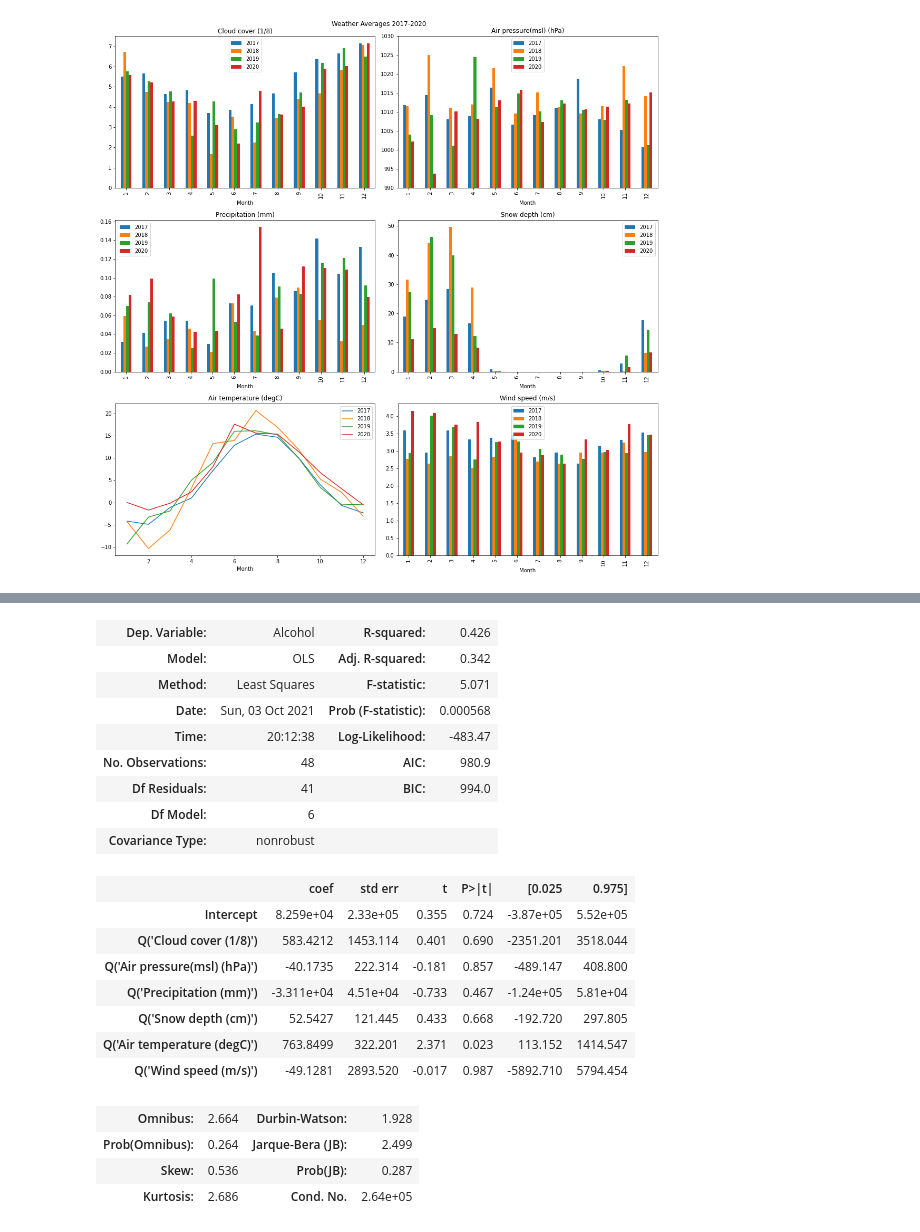
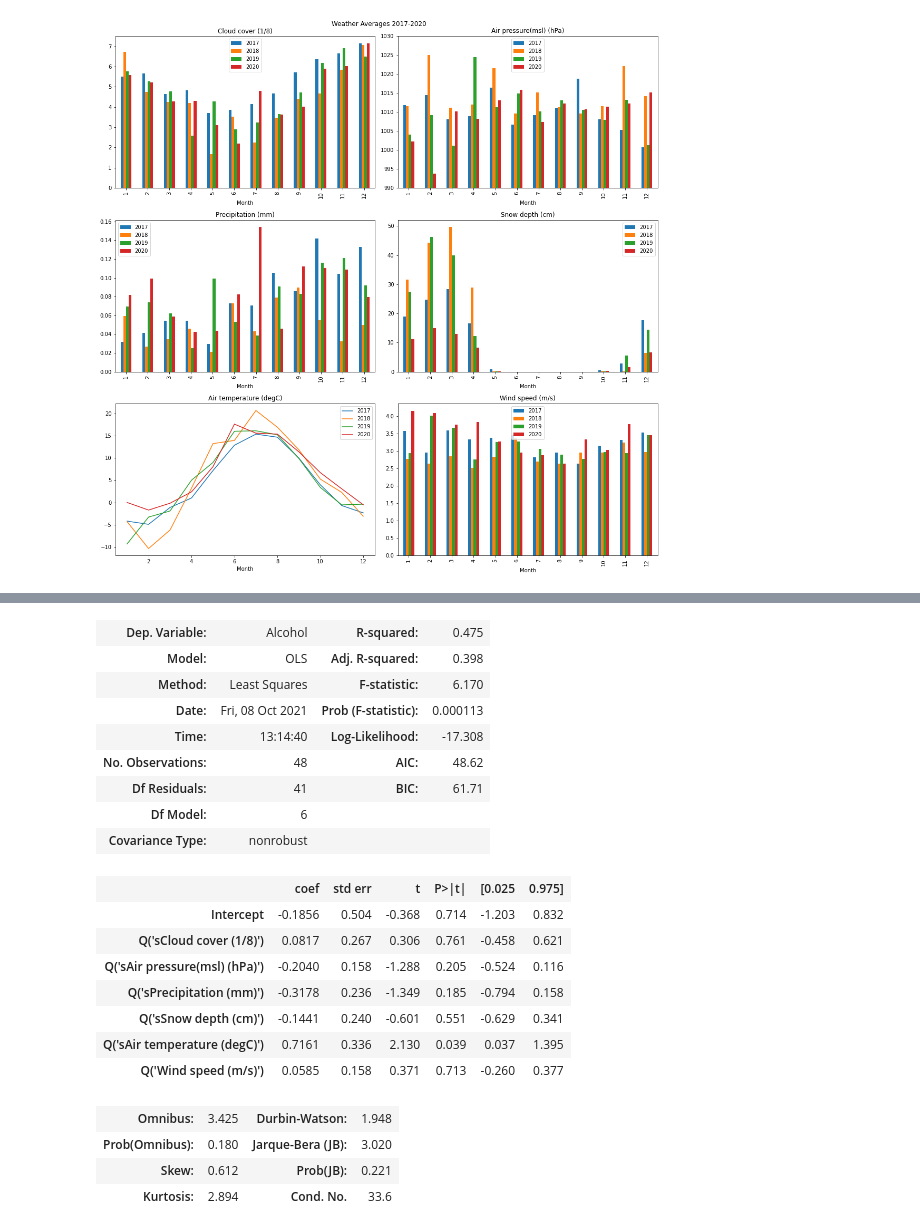
Before and after one commit to DataScience-MiniProjects/IDS-MiniProject, a Jupyter notebook: project-notebook.ipynb, the cells around one changed output, grey strips where cells are left out. Saved outputs shown, nothing was run; the diff lists cells and outputs as text; code cells hidden in the pictures.

```diff
--- a/project-notebook.ipynb
+++ b/project-notebook.ipynb
@@ -378,0 +342,15 @@ plt.show()
+# %%
+# Rescale alcohol data
+alcs = ["Beer", "Wine", "Strong Wine", "Spirits", "Total"]
+
+for a in alcs:
+  alc_data2017['s'+a] =  rescale(alc_data2017[a])
+  alc_data2018['s'+a] =  rescale(alc_data2018[a])
+  alc_data2019['s'+a] =  rescale(alc_data2019[a])
+  alc_data2020['s'+a] =  rescale(alc_data2020[a])
+
+print(alc_data2017)
+# Describe rescaled data
+#print("\nRescaled data:")
+#for month in months:
+#  print(alc_data2017["s"+month+"2017"].describe())
@@ -379,16 +396,24 @@ plt.show()
 # %%
 def process_data_for_lr():
-    alc_total2020 = alc_data2020.sum()
-    alc_total2019 = alc_data2019.sum()
-    alc_total2018 = alc_data2018.sum()
-    alc_total2017 = alc_data2017.sum()
+    alc_total2020 = alc_data2020["sTotal"]
+    alc_total2019 = alc_data2019["sTotal"]
+    alc_total2018 = alc_data2018["sTotal"]
+    alc_total2017 = alc_data2017["sTotal"]
     y = alc_total2017.append([alc_total2018, alc_total2019, alc_total2020], ignore_index=True).astype(float)
 
     # Combine weather data. Sunshine duration is excluded.
-    w_total2020 = (weatherdata_HEL_2020.drop("Sunshine duration (s/min)", axis=1).astype(float) + weatherdata_JYV_2020.drop("Sunshine duration (s/min)", axis=1).astype(float) + weatherdata_OULU_2020.astype(float)) / 3
-    w_total2019 = (weatherdata_HEL_2019.drop("Sunshine duration (s/min)", axis=1).astype(float) + weatherdata_JYV_2019.drop("Sunshine duration (s/min)", axis=1).astype(float) + weatherdata_OULU_2019.astype(float)) / 3
-    w_total2018 = (weatherdata_HEL_2018.drop("Sunshine duration (s/min)", axis=1).astype(float) + weatherdata_JYV_2018.drop("Sunshine duration (s/min)", axis=1).astype(float) + weatherdata_OULU_2018.astype(float)) / 3
-    w_total2017 = (weatherdata_HEL_2017.drop("Sunshine duration (s/min)", axis=1).astype(float) + weatherdata_JYV_2017.drop("Sunshine duration (s/min)", axis=1).astype(float) + weatherdata_OULU_2017.astype(float)) / 3
+    w_total2020 = (weatherdata_HEL_2020.drop("Sunshine duration (s/min)", axis=1).drop("sSunshine duration (s/min)", axis=1).astype(float) +
+      weatherdata_JYV_2020.drop("Sunshine duration (s/min)", axis=1).drop("sSunshine duration (s/min)", axis=1).astype(float) +
+      weatherdata_OULU_2020.astype(float)) / 3
+    w_total2019 = (weatherdata_HEL_2019.drop("Sunshine duration (s/min)", axis=1).drop("sSunshine duration (s/min)", axis=1).astype(float) +
+      weatherdata_JYV_2019.drop("Sunshine duration (s/min)", axis=1).drop("sSunshine duration (s/min)", axis=1).astype(float) +
+      weatherdata_OULU_2019.astype(float)) / 3
+    w_total2018 = (weatherdata_HEL_2018.drop("Sunshine duration (s/min)", axis=1).drop("sSunshine duration (s/min)", axis=1).astype(float) +
+      weatherdata_JYV_2018.drop("Sunshine duration (s/min)", axis=1).drop("sSunshine duration (s/min)", axis=1).astype(float) +
+      weatherdata_OULU_2018.astype(float)) / 3
+    w_total2017 = (weatherdata_HEL_2017.drop("Sunshine duration (s/min)", axis=1).drop("sSunshine duration (s/min)", axis=1).astype(float) +
+      weatherdata_JYV_2017.drop("Sunshine duration (s/min)", axis=1).drop("sSunshine duration (s/min)", axis=1).astype(float) +
+      weatherdata_OULU_2017.astype(float)) / 3
 
     X = pd.concat([w_total2017, w_total2018, w_total2019, w_total2020], ignore_index=True).astype(float)
 
@@ -402,8 +424,9 @@ Parameters: (array([   583.42120965,    -40.17353654, -33111.00886796,     52.54
 
 def linear_regression():
     (X, y) = process_data_for_lr()
-    df = pd.concat([y, X], axis=1).rename({0: "Alcohol"}, axis=1)
-    model = "Alcohol ~ Q('Cloud cover (1/8)') + Q('Air pressure(msl) (hPa)') + Q('Precipitation (mm)') + Q('Snow depth (cm)') + Q('Air temperature (degC)') + Q('Wind speed (m/s)')"
+    df = pd.concat([y, X], axis=1).rename({'sTotal': "Alcohol"}, axis=1)
+    print(df)
+    model = "Alcohol ~ Q('sCloud cover (1/8)') + Q('sAir pressure(msl) (hPa)') + Q('sPrecipitation (mm)') + Q('sSnow depth (cm)') + Q('sAir temperature (degC)') + Q('Wind speed (m/s)')"
     #model = "Alcohol ~ Cloud cover (1/8) + Air pressure(msl) (hPa) + Precipitation (mm) + Snow depth (cm) + Air temperature (degC) + Wind speed (m/s)"
     fit=smf.ols(model, data=df).fit()
     return (fit.summary(), fit.params)
@@ -414,21 +454,21 @@ OLS Regression Results
-| Dep. Variable: | Alcohol | R-squared: | 0.426 |
-| Model: | OLS | Adj. R-squared: | 0.342 |
-| Method: | Least Squares | F-statistic: | 5.071 |
-| Date: | Sun, 03 Oct 2021 | Prob (F-statistic): | 0.000568 |
-| Time: | 20:12:38 | Log-Likelihood: | -483.47 |
-| No. Observations: | 48 | AIC: | 980.9 |
-| Df Residuals: | 41 | BIC: | 994.0 |
+| Dep. Variable: | Alcohol | R-squared: | 0.475 |
+| Model: | OLS | Adj. R-squared: | 0.398 |
+| Method: | Least Squares | F-statistic: | 6.170 |
+| Date: | Fri, 08 Oct 2021 | Prob (F-statistic): | 0.000113 |
+| Time: | 13:14:40 | Log-Likelihood: | -17.308 |
+| No. Observations: | 48 | AIC: | 48.62 |
+| Df Residuals: | 41 | BIC: | 61.71 |
 | Df Model: | 6 |  |  |
 | Covariance Type: | nonrobust |  |  |
 |  | coef | std err | t | P>|t| | [0.025 | 0.975] |
-| Intercept | 8.259e+04 | 2.33e+05 | 0.355 | 0.724 | -3.87e+05 | 5.52e+05 |
-| Q('Cloud cover (1/8)') | 583.4212 | 1453.114 | 0.401 | 0.690 | -2351.201 | 3518.044 |
-| Q('Air pressure(msl) (hPa)') | -40.1735 | 222.314 | -0.181 | 0.857 | -489.147 | 408.800 |
-| Q('Precipitation (mm)') | -3.311e+04 | 4.51e+04 | -0.733 | 0.467 | -1.24e+05 | 5.81e+04 |
-| Q('Snow depth (cm)') | 52.5427 | 121.445 | 0.433 | 0.668 | -192.720 | 297.805 |
-| Q('Air temperature (degC)') | 763.8499 | 322.201 | 2.371 | 0.023 | 113.152 | 1414.547 |
-| Q('Wind speed (m/s)') | -49.1281 | 2893.520 | -0.017 | 0.987 | -5892.710 | 5794.454 |
+| Intercept | -0.1856 | 0.504 | -0.368 | 0.714 | -1.203 | 0.832 |
+| Q('sCloud cover (1/8)') | 0.0817 | 0.267 | 0.306 | 0.761 | -0.458 | 0.621 |
+| Q('sAir pressure(msl) (hPa)') | -0.2040 | 0.158 | -1.288 | 0.205 | -0.524 | 0.116 |
+| Q('sPrecipitation (mm)') | -0.3178 | 0.236 | -1.349 | 0.185 | -0.794 | 0.158 |
+| Q('sSnow depth (cm)') | -0.1441 | 0.240 | -0.601 | 0.551 | -0.629 | 0.341 |
+| Q('sAir temperature (degC)') | 0.7161 | 0.336 | 2.130 | 0.039 | 0.037 | 1.395 |
+| Q('Wind speed (m/s)') | 0.0585 | 0.158 | 0.371 | 0.713 | -0.260 | 0.377 |
-| Omnibus: | 2.664 | Durbin-Watson: | 1.928 |
-| Prob(Omnibus): | 0.264 | Jarque-Bera (JB): | 2.499 |
-| Skew: | 0.536 | Prob(JB): | 0.287 |
-| Kurtosis: | 2.686 | Cond. No. | 2.64e+05 |
+| Omnibus: | 3.425 | Durbin-Watson: | 1.948 |
+| Prob(Omnibus): | 0.180 | Jarque-Bera (JB): | 3.020 |
+| Skew: | 0.612 | Prob(JB): | 0.221 |
+| Kurtosis: | 2.894 | Cond. No. | 33.6 |
```
Also changed, not shown: parts of 11 cells of this notebook.
